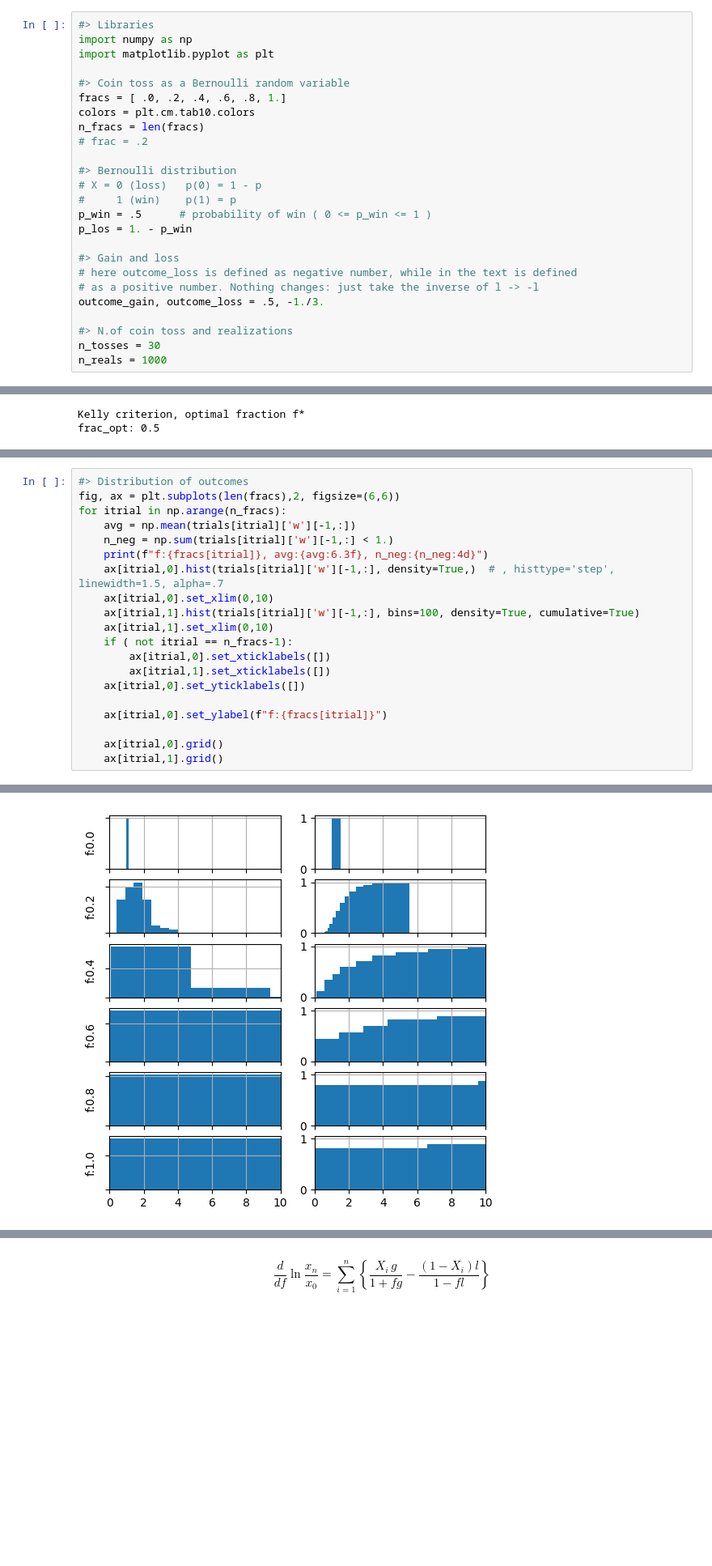
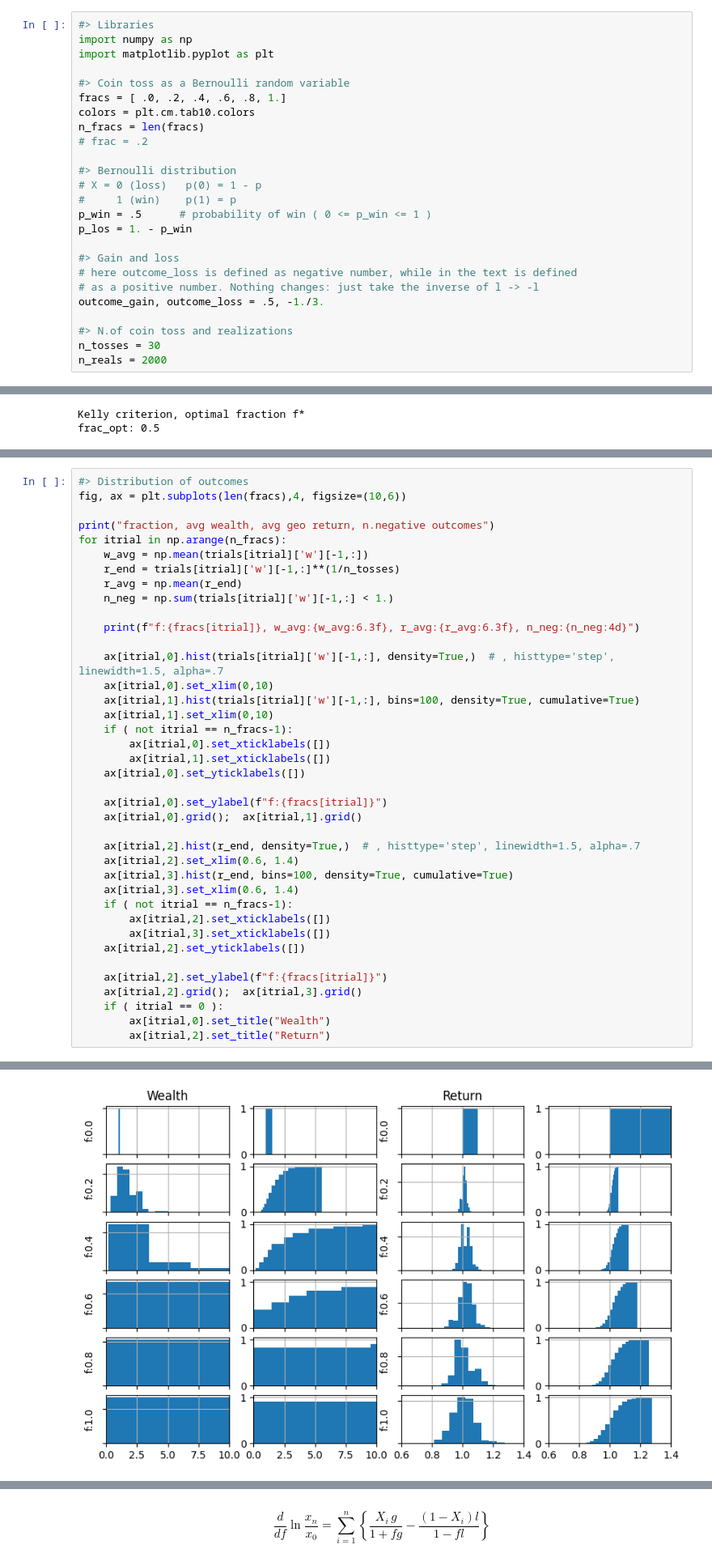
Before and after one commit to Basics2022/bbooks-financial-edu, a Jupyter notebook: _build/jupyter_execute/code/notebooks/rebalancing_intro.ipynb, the cells around one changed output, grey strips where cells are left out. Shown: that part at 81% size. Saved outputs shown, nothing was run; the diff lists cells and outputs as text; blank space fills up the shorter version.

```diff
--- a/_build/jupyter_execute/code/notebooks/rebalancing_intro.ipynb
+++ b/_build/jupyter_execute/code/notebooks/rebalancing_intro.ipynb
@@ -55,7 +55,7 @@ outcome_gain, outcome_loss = .5, -1./3.
 
 #> N.of coin toss and realizations
 n_tosses = 30
-n_reals = 1000
+n_reals = 2000
 # %%
 #> Check Kelly criterion, see below
 frac_opt = p_win / np.abs(outcome_loss) - p_los / outcome_gain
@@ -87,11 +87,17 @@ for frac in fracs:
     trials += [ trial ]
 # %%
 #> Distribution of outcomes
-fig, ax = plt.subplots(len(fracs),2, figsize=(6,6))
+fig, ax = plt.subplots(len(fracs),4, figsize=(10,6))
+
+print("fraction, avg wealth, avg geo return, n.negative outcomes")
 for itrial in np.arange(n_fracs):
-    avg = np.mean(trials[itrial]['w'][-1,:])
+    w_avg = np.mean(trials[itrial]['w'][-1,:])
+    r_end = trials[itrial]['w'][-1,:]**(1/n_tosses)
+    r_avg = np.mean(r_end)
     n_neg = np.sum(trials[itrial]['w'][-1,:] < 1.)
-    print(f"f:{fracs[itrial]}, avg:{avg:6.3f}, n_neg:{n_neg:4d}")
+
+    print(f"f:{fracs[itrial]}, w_avg:{w_avg:6.3f}, r_avg:{r_avg:6.3f}, n_neg:{n_neg:4d}")
+
     ax[itrial,0].hist(trials[itrial]['w'][-1,:], density=True,)  # , histtype='step', linewidth=1.5, alpha=.7
     ax[itrial,0].set_xlim(0,10)
     ax[itrial,1].hist(trials[itrial]['w'][-1,:], bins=100, density=True, cumulative=True)
@@ -102,7 +108,20 @@ for itrial in np.arange(n_fracs):
     ax[itrial,0].set_yticklabels([])
 
     ax[itrial,0].set_ylabel(f"f:{fracs[itrial]}")
+    ax[itrial,0].grid();  ax[itrial,1].grid()
 
-    ax[itrial,0].grid()
-    ax[itrial,1].grid()
+    ax[itrial,2].hist(r_end, density=True,)  # , histtype='step', linewidth=1.5, alpha=.7
+    ax[itrial,2].set_xlim(0.6, 1.4)
+    ax[itrial,3].hist(r_end, bins=100, density=True, cumulative=True)
+    ax[itrial,3].set_xlim(0.6, 1.4)
+    if ( not itrial == n_fracs-1):
+        ax[itrial,2].set_xticklabels([])
+        ax[itrial,3].set_xticklabels([])
+    ax[itrial,2].set_yticklabels([])
+
+    ax[itrial,2].set_ylabel(f"f:{fracs[itrial]}")
+    ax[itrial,2].grid();  ax[itrial,3].grid()
+    if ( itrial == 0 ):
+        ax[itrial,0].set_title("Wealth")
+        ax[itrial,2].set_title("Return")
 # %% [output]
@@ -115 +135 @@ f:1.0, avg: 9.394, n_neg: 436
-[figure, old version]
+[figure, new version]
```
Also changed, not shown: parts of 2 cells of this notebook, 6 other files.
